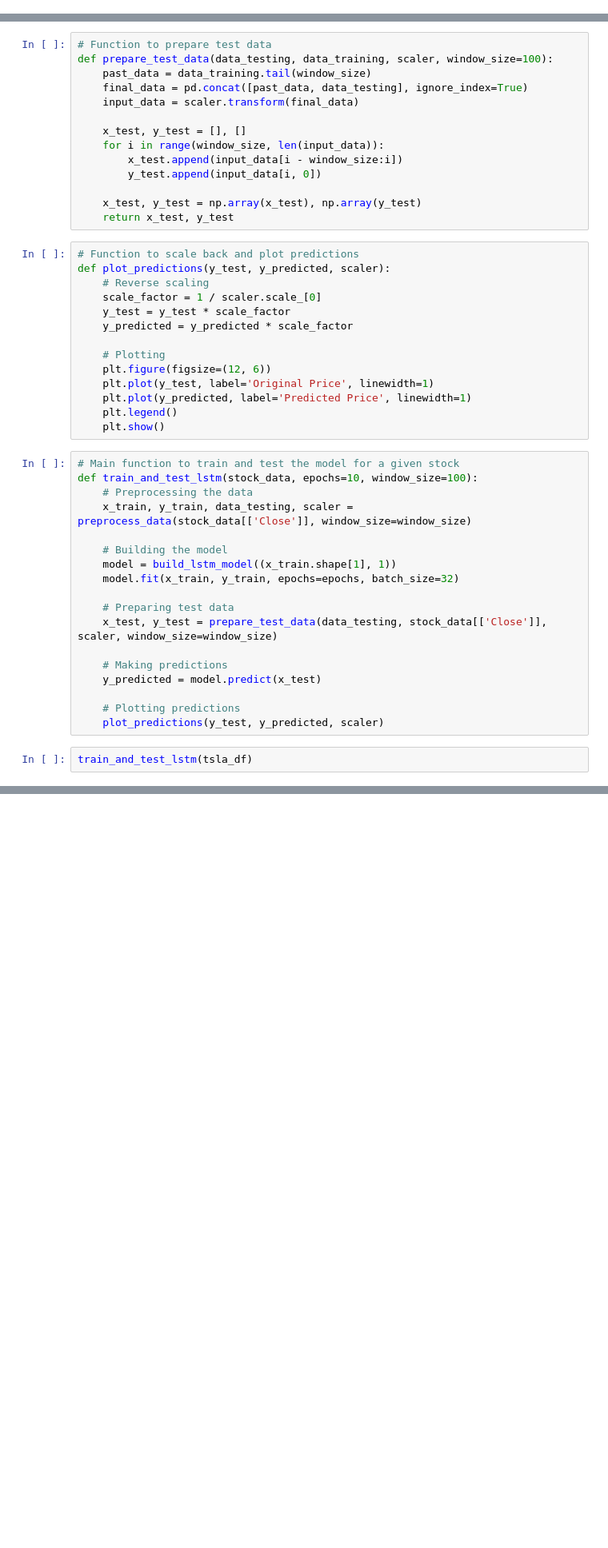
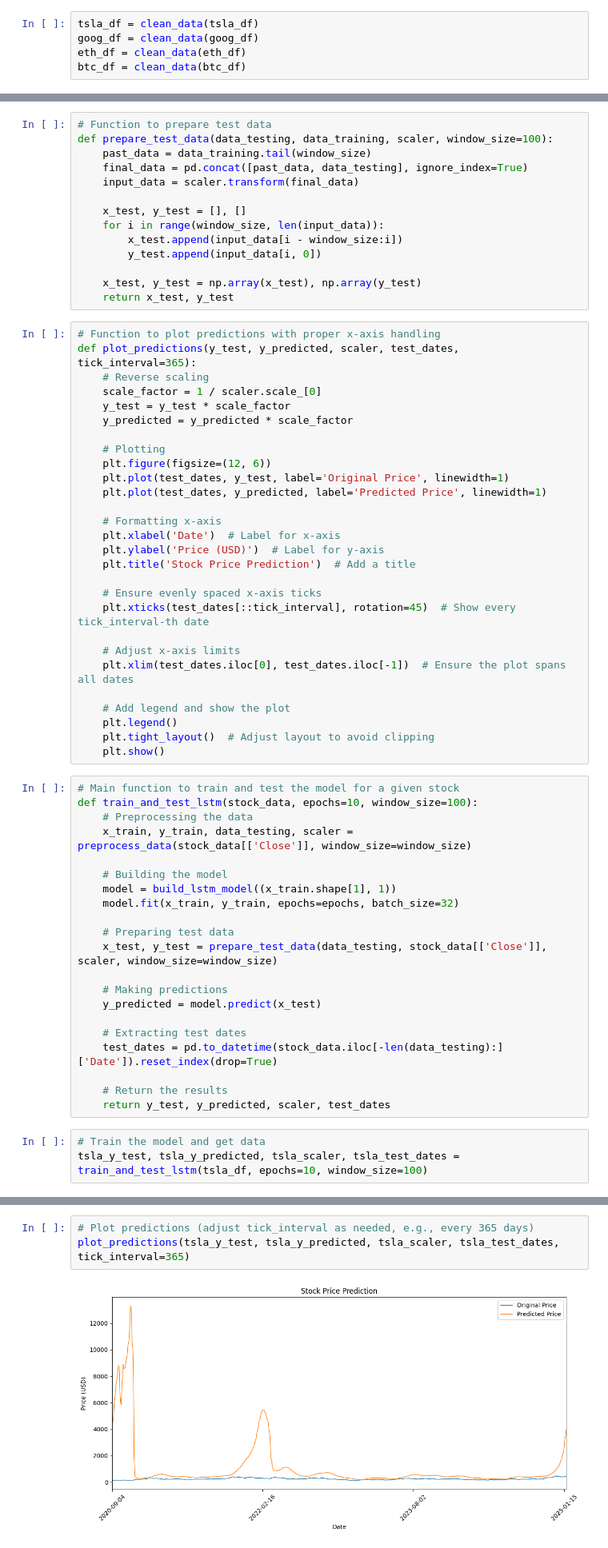
Before and after one commit to JoyChang10/Forkaia, a Jupyter notebook: task1000/stacked_lstm/stock_prediction.ipynb, the cells around one changed output, grey strips where cells are left out. Shown at 80% size. Cells and saved outputs as stored; diff of their text form; blank space fills up the shorter version.

```diff
--- a/task1000/stacked_lstm/stock_prediction.ipynb
+++ b/task1000/stacked_lstm/stock_prediction.ipynb
@@ -25,0 +29,5 @@ tsla_df = tsla_df.reset_index(drop=True)
+# %%
+tsla_df = clean_data(tsla_df)
+goog_df = clean_data(goog_df)
+eth_df = clean_data(eth_df)
+btc_df = clean_data(btc_df)
@@ -74,8 +119,8 @@ def prepare_test_data(data_testing, data_training, scaler, window_size=100):
     x_test, y_test = np.array(x_test), np.array(y_test)
     return x_test, y_test
 # %%
-# Function to scale back and plot predictions
-def plot_predictions(y_test, y_predicted, scaler):
+# Function to plot predictions with proper x-axis handling
+def plot_predictions(y_test, y_predicted, scaler, test_dates, tick_interval=365):
     # Reverse scaling
     scale_factor = 1 / scaler.scale_[0]
     y_test = y_test * scale_factor
@@ -83,9 +128,23 @@ def plot_predictions(y_test, y_predicted, scaler):
 
     # Plotting
     plt.figure(figsize=(12, 6))
-    plt.plot(y_test, label='Original Price', linewidth=1)
-    plt.plot(y_predicted, label='Predicted Price', linewidth=1)
+    plt.plot(test_dates, y_test, label='Original Price', linewidth=1)
+    plt.plot(test_dates, y_predicted, label='Predicted Price', linewidth=1)
+
+    # Formatting x-axis
+    plt.xlabel('Date')  # Label for x-axis
+    plt.ylabel('Price (USD)')  # Label for y-axis
+    plt.title('Stock Price Prediction')  # Add a title
+
+    # Ensure evenly spaced x-axis ticks
+    plt.xticks(test_dates[::tick_interval], rotation=45)  # Show every tick_interval-th date
+
+    # Adjust x-axis limits
+    plt.xlim(test_dates.iloc[0], test_dates.iloc[-1])  # Ensure the plot spans all dates
+
+    # Add legend and show the plot
     plt.legend()
+    plt.tight_layout()  # Adjust layout to avoid clipping
     plt.show()
 # %%
 # Main function to train and test the model for a given stock
@@ -103,9 +162,13 @@ def train_and_test_lstm(stock_data, epochs=10, window_size=100):
     # Making predictions
     y_predicted = model.predict(x_test)
 
-    # Plotting predictions
-    plot_predictions(y_test, y_predicted, scaler)
+    # Extracting test dates
+    test_dates = pd.to_datetime(stock_data.iloc[-len(data_testing):]['Date']).reset_index(drop=True)
+
+    # Return the results
+    return y_test, y_predicted, scaler, test_dates
 # %%
-train_and_test_lstm(tsla_df)
+# Train the model and get data
+tsla_y_test, tsla_y_predicted, tsla_scaler, tsla_test_dates = train_and_test_lstm(tsla_df, epochs=10, window_size=100)
 # %% [output]
 Epoch 1/10
@@ -136,0 +195,5 @@ ValueError: could not convert string to float: 'GOOG'
+# %%
+# Plot predictions (adjust tick_interval as needed, e.g., every 365 days)
+plot_predictions(tsla_y_test, tsla_y_predicted, tsla_scaler, tsla_test_dates, tick_interval=365)
+# %% [output]
+[figure, added]
```
Also changed, not shown: parts of 12 cells of this notebook.
